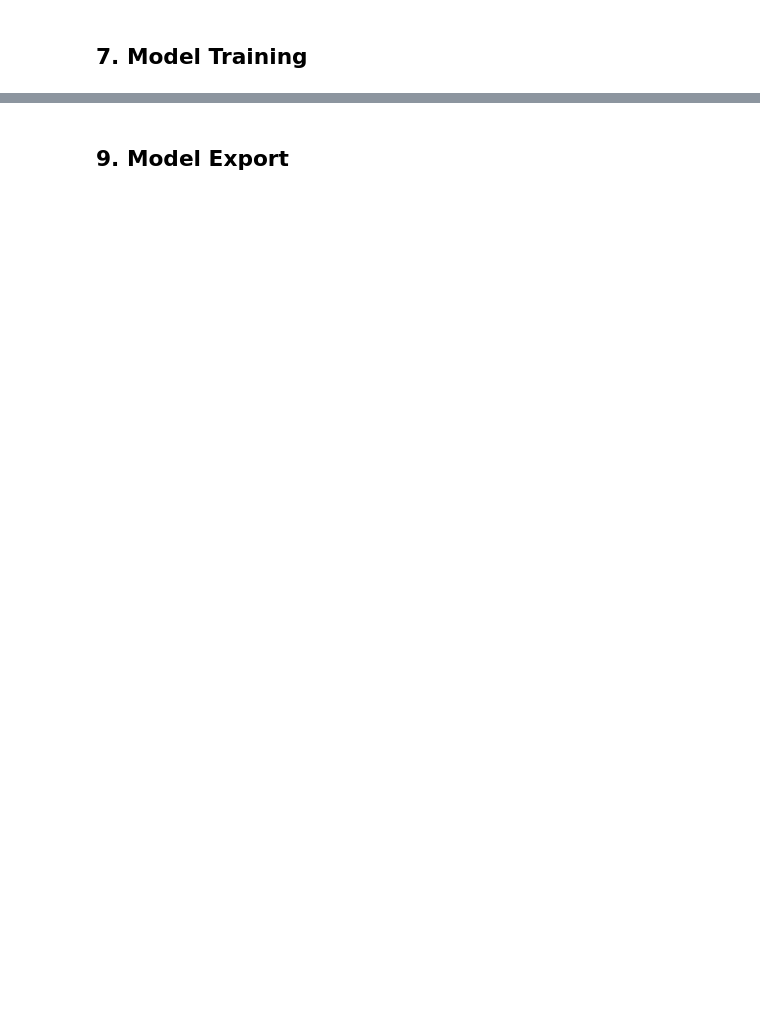
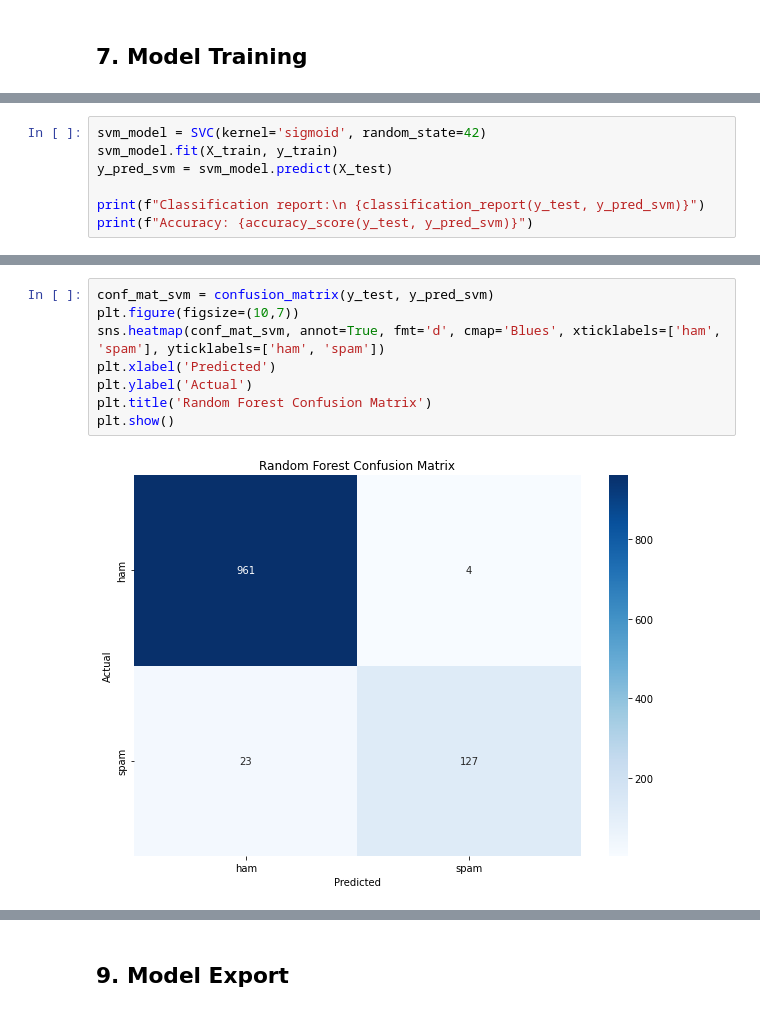
Before and after one commit to 7louu/spam-detection-nlp, a Jupyter notebook: notebooks/spam_detection_pipeline.ipynb, the cells around one changed output, grey strips where cells are left out. Cells and saved outputs as stored; diff of their text form; blank space fills up the shorter version.

```diff
--- a/notebooks/spam_detection_pipeline.ipynb
+++ b/notebooks/spam_detection_pipeline.ipynb
@@ -492,0 +646,7 @@ Top 10 Entities in HAM :
+# %%
+svm_model = SVC(kernel='sigmoid', random_state=42)
+svm_model.fit(X_train, y_train)
+y_pred_svm = svm_model.predict(X_test)
+
+print(f"Classification report:\n {classification_report(y_test, y_pred_svm)}")
+print(f"Accuracy: {accuracy_score(y_test, y_pred_svm)}")
@@ -492,0 +665,10 @@ Top 10 Entities in HAM :
+# %%
+conf_mat_svm = confusion_matrix(y_test, y_pred_svm)
+plt.figure(figsize=(10,7))
+sns.heatmap(conf_mat_svm, annot=True, fmt='d', cmap='Blues', xticklabels=['ham', 'spam'], yticklabels=['ham', 'spam'])
+plt.xlabel('Predicted')
+plt.ylabel('Actual')
+plt.title('Random Forest Confusion Matrix')
+plt.show()
+# %% [output]
+[figure, added]
```
Also changed, not shown: parts of 26 cells of this notebook, 2 other files.
